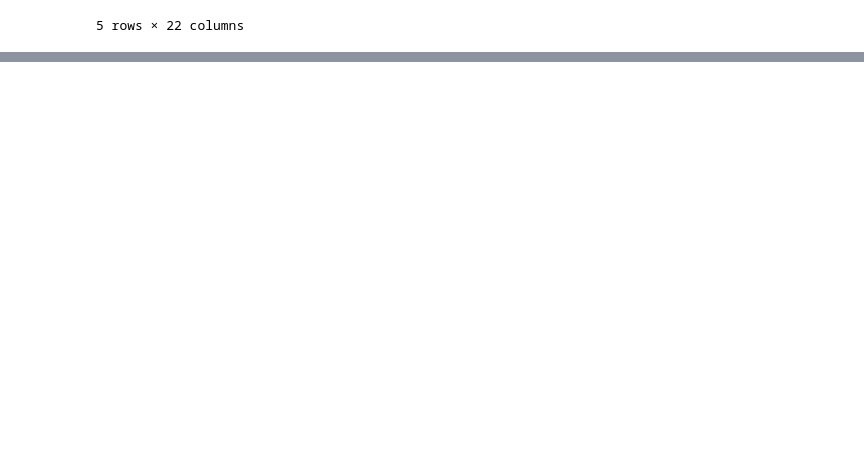
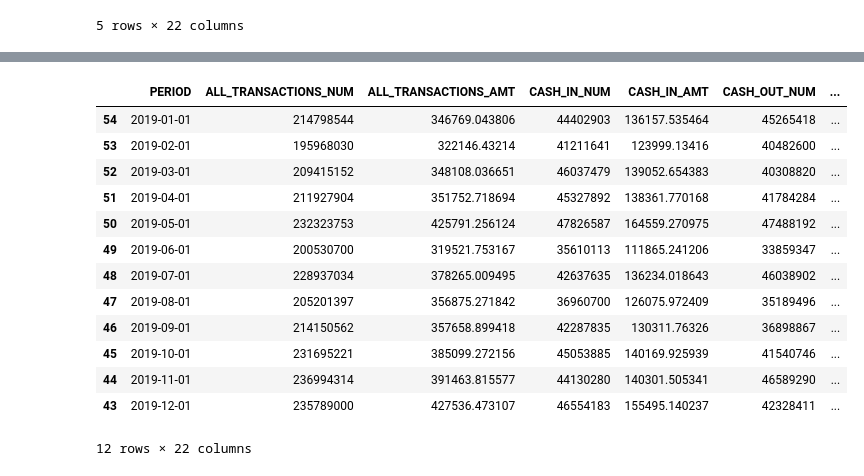
Before and after one commit to mrbrownstone07/fin_data, a Jupyter notebook: viz.ipynb, the cells around one changed output, grey strips where cells are left out. Drawn from its saved outputs; the diff is of its cells as text; code cells hidden in the pictures; blank space fills up the shorter version.

```diff
--- a/viz.ipynb
+++ b/viz.ipynb
@@ -206,0 +222,24 @@ mfs_txns.head(20)
+# %%
+LOWER_BOUND = 'JAN 2019'
+UPPER_BOUND = 'DEC 2019'
+Check_growth_of = 'ALL_TRANSACTIONS_NUM'
+
+lower_bound = datetime.strptime(LOWER_BOUND, '%b %Y')
+upper_bound = datetime.strptime(UPPER_BOUND, '%b %Y')
+
+transaction_within_period = mfs_txns[ (mfs_txns['PERIOD'] >= lower_bound) &  (mfs_txns['PERIOD'] <= upper_bound) ]
+# %% [output]
+|  | PERIOD | ALL_TRANSACTIONS_NUM | ALL_TRANSACTIONS_AMT | CASH_IN_NUM | CASH_IN_AMT | CASH_OUT_NUM | ... |
+| 54 | 2019-01-01 | 214798544 | 346769.043806 | 44402903 | 136157.535464 | 45265418 | ... |
+| 53 | 2019-02-01 | 195968030 | 322146.43214 | 41211641 | 123999.13416 | 40482600 | ... |
+| 52 | 2019-03-01 | 209415152 | 348108.036651 | 46037479 | 139052.654383 | 40308820 | ... |
+| 51 | 2019-04-01 | 211927904 | 351752.718694 | 45327892 | 138361.770168 | 41784284 | ... |
+| 50 | 2019-05-01 | 232323753 | 425791.256124 | 47826587 | 164559.270975 | 47488192 | ... |
+| 49 | 2019-06-01 | 200530700 | 319521.753167 | 35610113 | 111865.241206 | 33859347 | ... |
+| 48 | 2019-07-01 | 228937034 | 378265.009495 | 42637635 | 136234.018643 | 46038902 | ... |
+| 47 | 2019-08-01 | 205201397 | 356875.271842 | 36960700 | 126075.972409 | 35189496 | ... |
+| 46 | 2019-09-01 | 214150562 | 357658.899418 | 42287835 | 130311.76326 | 36898867 | ... |
+| 45 | 2019-10-01 | 231695221 | 385099.272156 | 45053885 | 140169.925939 | 41540746 | ... |
+| 44 | 2019-11-01 | 236994314 | 391463.815577 | 44130280 | 140301.505341 | 46589290 | ... |
+| 43 | 2019-12-01 | 235789000 | 427536.473107 | 46554183 | 155495.140237 | 42328411 | ... |
+12 rows × 22 columns
```
Also changed, not shown: parts of 2 cells of this notebook.
